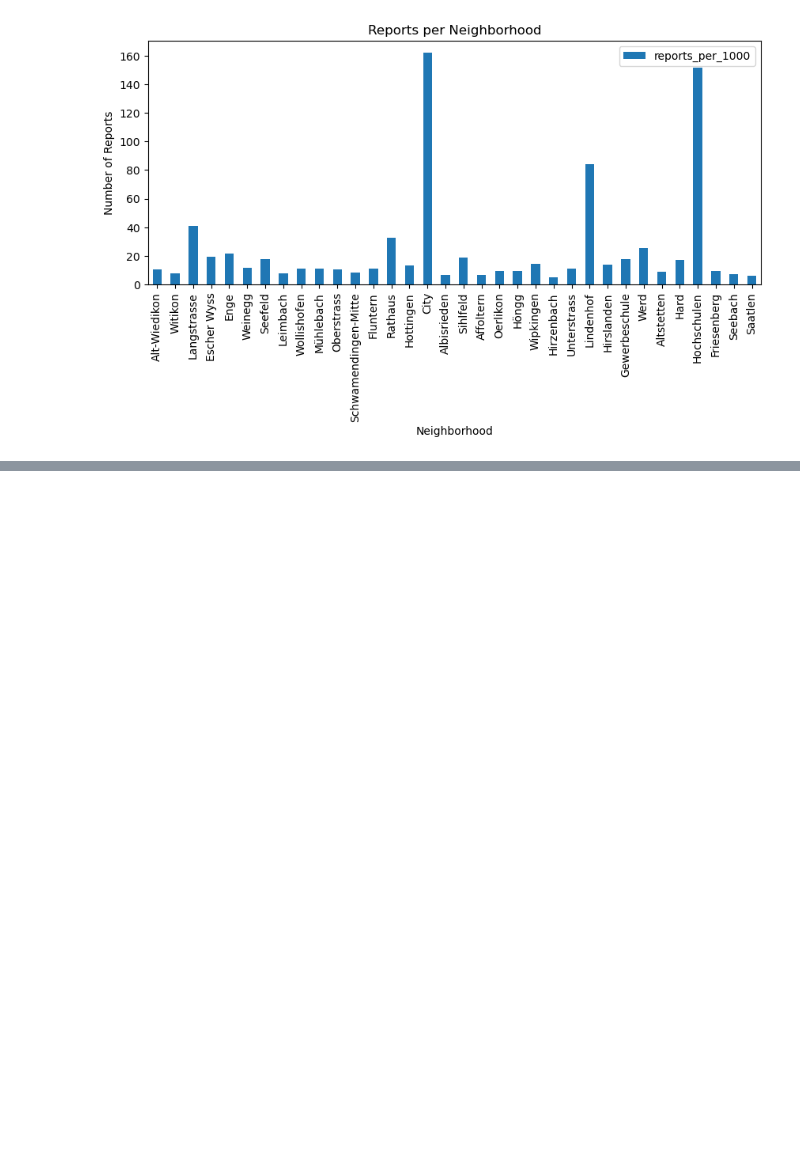
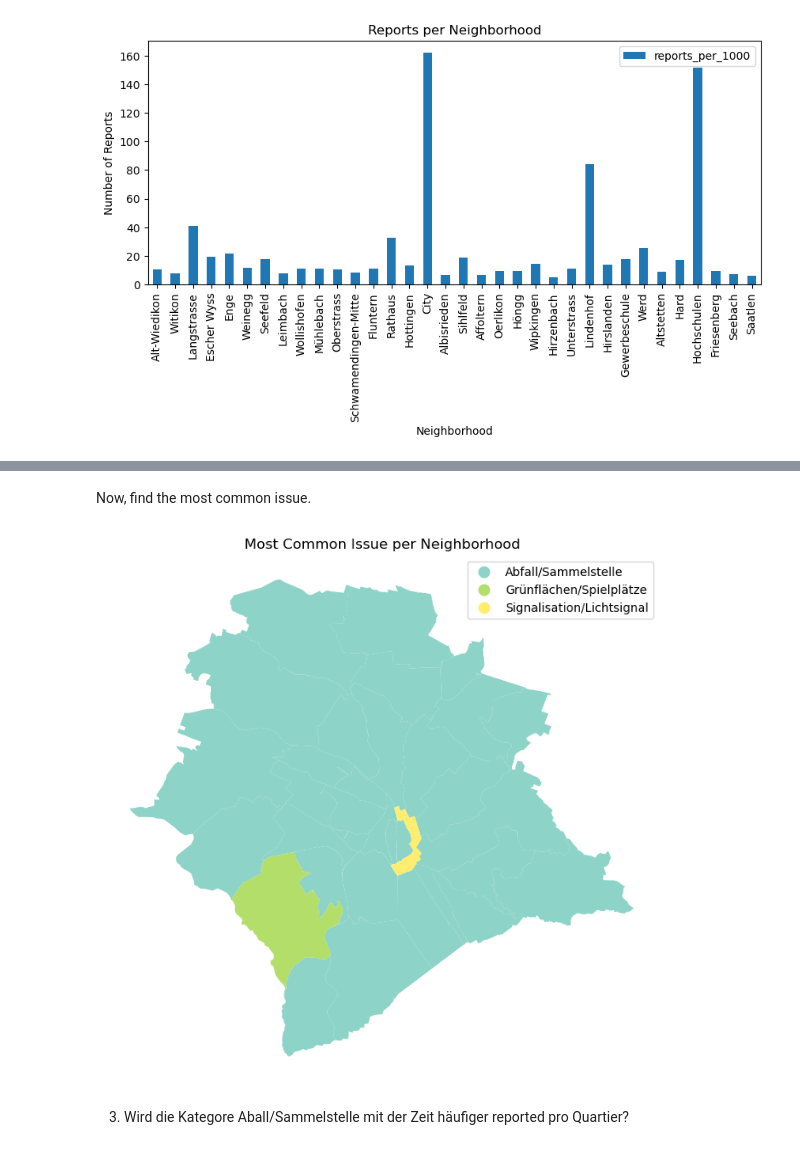
Before and after one commit to 0001jr/zurich-wie-neu, a Jupyter notebook: notebooks/zuri-wie-neu.ipynb, the cells around one changed output, grey strips where cells are left out. Saved outputs shown, nothing was run; the diff lists cells and outputs as text; code cells hidden in the pictures; blank space fills up the shorter version.

```diff
--- a/notebooks/zuri-wie-neu.ipynb
+++ b/notebooks/zuri-wie-neu.ipynb
@@ -694,0 +764,17 @@ plt.show()
+# %%
+# Ensure reports_joined_neighborhoods has required column
+assert "qname" in reports_joined_neighborhoods.columns, "Missing reports_joined_neighborhoods column (qname)."
+assert "service_name" in reports_joined_neighborhoods.columns, "Missing reports_joined_neighborhoods column (service_name)."
+
+issue_per_neighborhood = (
+    reports_joined_neighborhoods
+    .groupby(["qname", "service_name"])
+    .size()
+    .reset_index(name="issue_count")
+)
+# Validate result is not empty
+assert len(issue_per_neighborhood) > 0, "Aggregation failed: no service name (issue) per neighborhood found."
+
+#have a look at reports_per_neighborhood
+print(issue_per_neighborhood.info())
+print(issue_per_neighborhood.head())
@@ -694,0 +799,28 @@ plt.show()
+# %% [markdown]
+Now, find the most common issue.
+# %%
+most_common_issue = issue_per_neighborhood.loc[
+    issue_per_neighborhood.groupby("qname")["issue_count"].idxmax()
+]
+# %%
+# merge the most common isue to normalized_reports_map to get the normalized reports
+# and the geometry (polygon) of the neighborhoods in one variable
+issue_map_gdf = normalized_reports_map.merge(
+    most_common_issue,
+    on="qname",
+    how="left"
+)
+# %%
+create_choropleth(
+    gdf=issue_map_gdf,
+    column="service_name",
+    title="Most Common Issue per Neighborhood",
+    legend_title="Issue Type",
+    output_path="issue_map.png",
+    categorical=True,
+    cmap="Set3"
+)
+# %% [output]
+[figure, added]
+# %% [markdown]
+3. Wird die Kategore Aball/Sammelstelle mit der Zeit häufiger reported pro Quartier?
```
Also changed, not shown: parts of 17 cells of this notebook.
